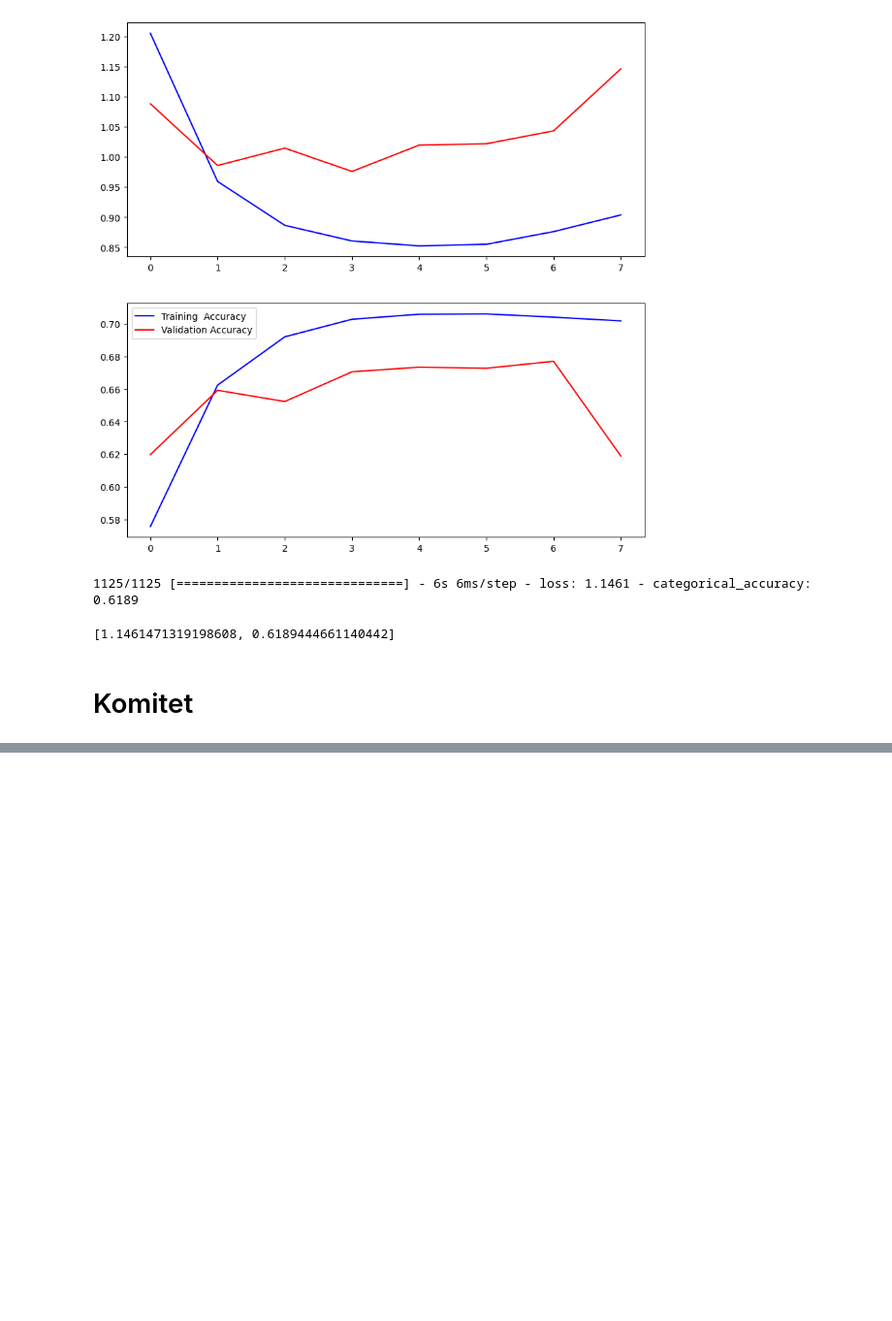
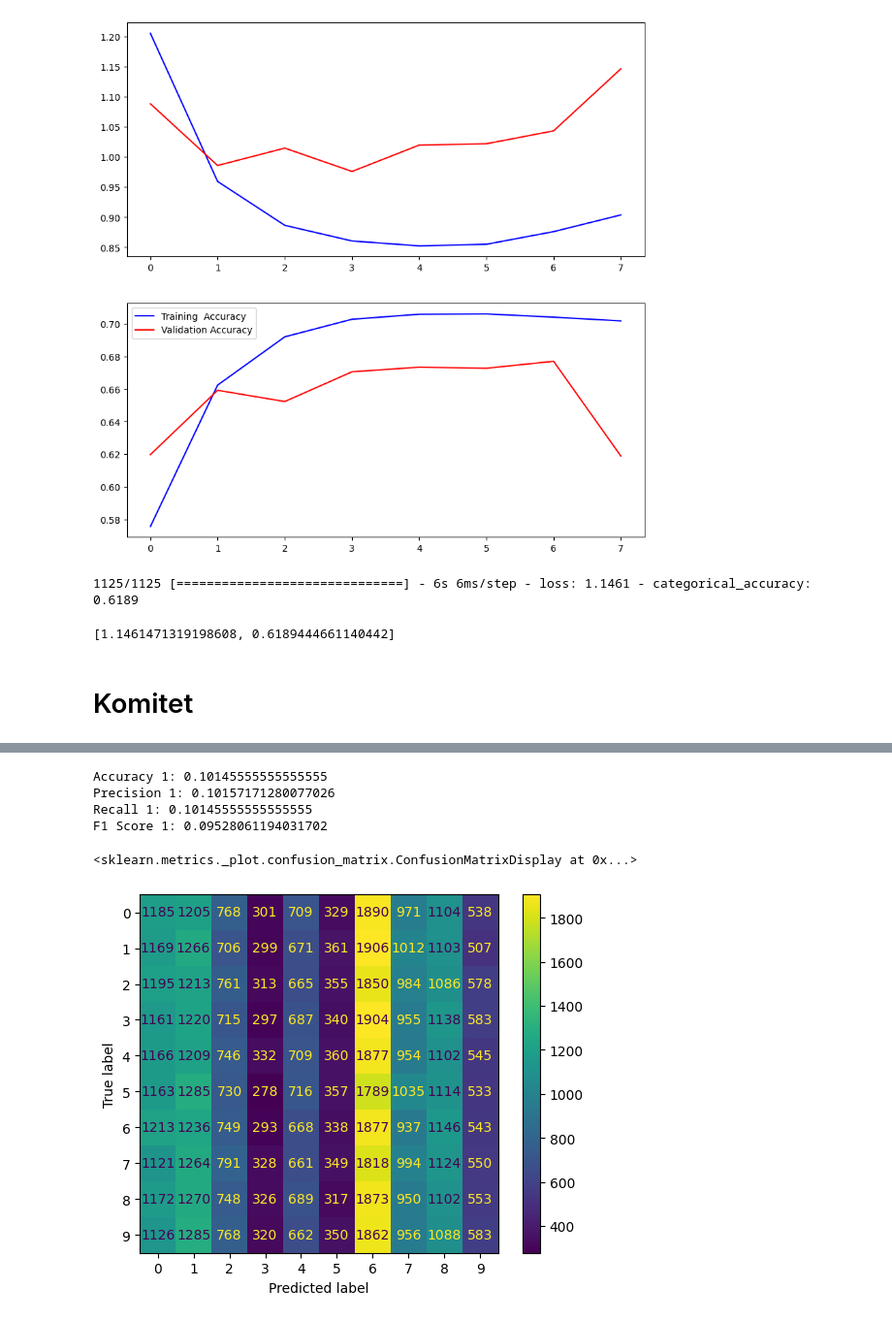
Before and after one commit to pasterzewa/CNN-DL-Project, a Jupyter notebook: main.ipynb, the cells around one changed output, grey strips where cells are left out. Shown at 97% size. Drawn from its saved outputs; the diff is of its cells as text; code cells hidden in the pictures; blank space fills up the shorter version.

```diff
--- a/main.ipynb
+++ b/main.ipynb
@@ -714,0 +869,11 @@ print("F1 Score 3:", f1_3)
+# %%
+# Evaluating the committees
+
+# Committee1
+predictions = []
+for model in committee_models_1:
+    model_predictions = model.predict(test_ds)
+    predictions.append(model_predictions)
+
+combined_predictions_1 = np.mean(predictions, axis=0)  # Average predictions
+predicted_labels_1 = np.argmax(combined_predictions_1, axis=1) # Mapping to labels
@@ -714,0 +884,22 @@ print("F1 Score 3:", f1_3)
+# %%
+accuracy_1 = accuracy_score(tf_labels, predicted_labels_1)
+precision_1 = precision_score(tf_labels, predicted_labels_1, average='weighted')
+recall_1 = recall_score(tf_labels, predicted_labels_1, average='weighted')
+f1_1 = f1_score(tf_labels, predicted_labels_1, average='weighted')
+
+print("Accuracy 1:", accuracy_1)
+print("Precision 1:", precision_1)
+print("Recall 1:", recall_1)
+print("F1 Score 1:", f1_1)
+# %% [output]
+Accuracy 1: 0.10145555555555555
+Precision 1: 0.10157171280077026
+Recall 1: 0.10145555555555555
+F1 Score 1: 0.09528061194031702
+# %%
+from sklearn.metrics import ConfusionMatrixDisplay
+
+ConfusionMatrixDisplay.from_predictions(y_true=tf_labels, y_pred=predicted_labels_1)
+# %% [output]
+<sklearn.metrics._plot.confusion_matrix.ConfusionMatrixDisplay at 0x...>
+[figure, added]
```
Also changed, not shown: parts of 35 cells of this notebook.
